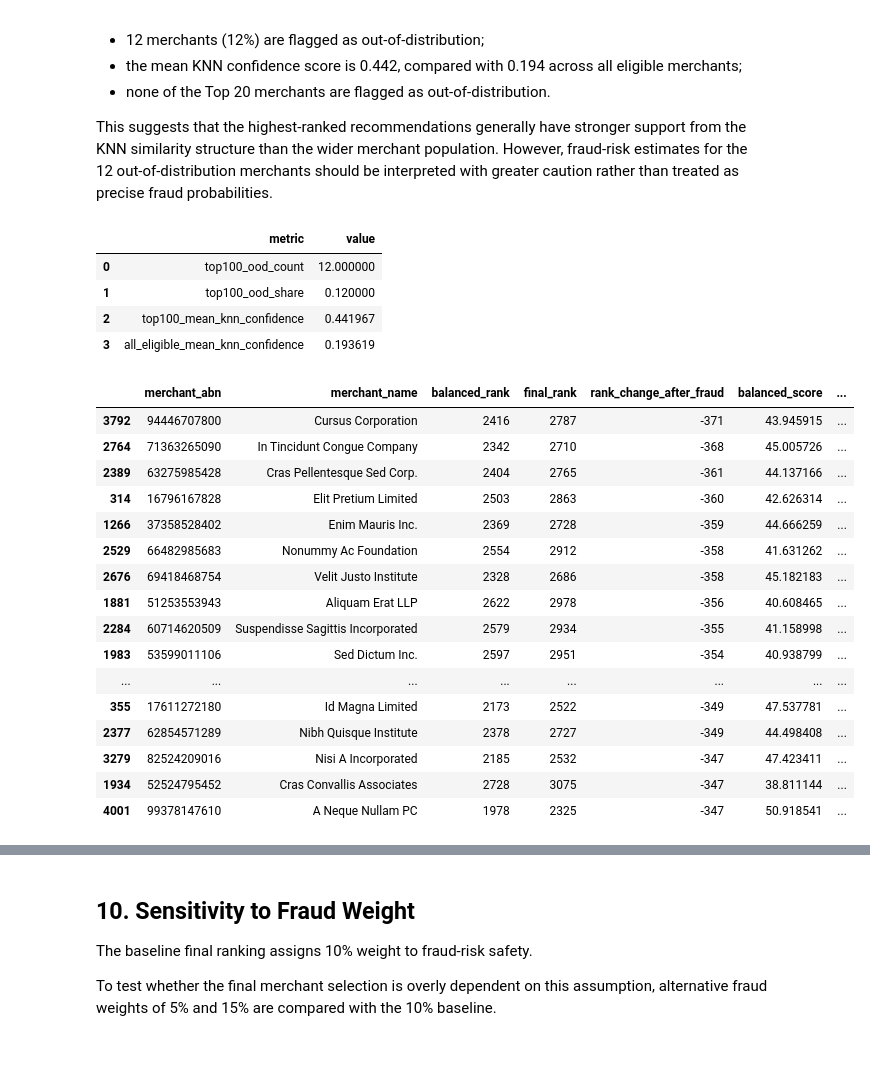
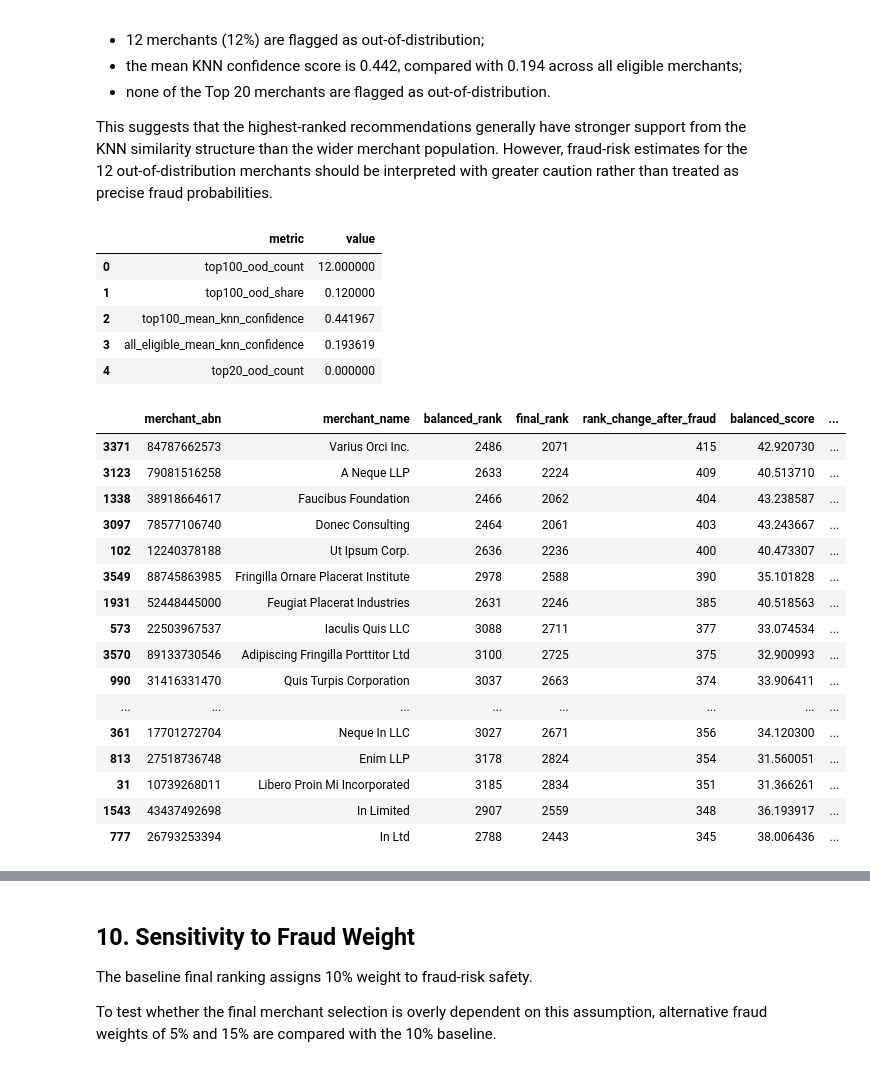
Before and after one commit to yixxx111/MAST30034-Project-2-Group-50, a Jupyter notebook: member5_ranking/ranking_summary.ipynb, the cells around one changed output, grey strips where cells are left out. Cells and saved outputs as stored; diff of their text form; code cells hidden in the pictures.

Commit message:
Clean Member 5 ranking notebook and preserve KNN baseline analyses

```diff
--- a/member5_ranking/ranking_summary.ipynb
+++ b/member5_ranking/ranking_summary.ipynb
@@ -609,18 +604,4 @@ The fraud risk index is treated as a relative risk indicator rather than a predi
 # %%
-from pathlib import Path
-import pandas as pd
-
-cwd = Path.cwd().resolve()
-
-if (cwd / "member4_fraud").exists():
-    PROJECT_ROOT = cwd
-elif (cwd.parent / "member4_fraud").exists():
-    PROJECT_ROOT = cwd.parent
-else:
-    raise FileNotFoundError(
-        "Could not locate the repository root containing member4_fraud."
-    )
-
 FRAUD_PATH = (
     PROJECT_ROOT
     / "member4_fraud"
@@ -628,7 +609,7 @@ FRAUD_PATH = (
     / "knn_fraud_risk_scores.csv"
 )
 
-fraud_df = pd.read_csv(FRAUD_PATH)
+fraud_df = pd.read_csv(FRAUD_PATH, dtype={"merchant_abn": str})
 
 print("Project root:", PROJECT_ROOT)
 print("Fraud profile shape:", fraud_df.shape)
@@ -925,17 +741,0 @@ Missing balanced_score: 0
-# %%
-score_df["merchant_abn"] = score_df["merchant_abn"].astype(str)
-fraud_for_ranking["merchant_abn"] = fraud_for_ranking["merchant_abn"].astype(str)
-
-final_df = score_df.merge(
-    fraud_for_ranking,
-    on="merchant_abn",
-    how="left",
-    validate="one_to_one",
-)
-
-print("Before merge:", len(score_df))
-print("After merge:", len(final_df))
-print("balanced_score in final_df:",
-      "balanced_score" in final_df.columns)
-print("Missing fraud risk:",
-      final_df["fraud_risk_index"].isna().sum())
@@ -1169,12 +942,14 @@ reliability_summary = pd.DataFrame({
         "top100_ood_share",
         "top100_mean_knn_confidence",
         "all_eligible_mean_knn_confidence",
+        "top20_ood_count",
     ],
     "value": [
         int(top100_final["knn_out_of_distribution"].sum()),
         top100_final["knn_out_of_distribution"].mean(),
         top100_final["knn_confidence_score"].mean(),
         final_df["knn_confidence_score"].mean(),
+        int(top100_final.head(20)["knn_out_of_distribution"].sum()),
     ],
 })
 
@@ -1193,47 +968,49 @@ reliability_summary
 | 1 | top100_ood_share | 0.120000 |
 | 2 | top100_mean_knn_confidence | 0.441967 |
 | 3 | all_eligible_mean_knn_confidence | 0.193619 |
+| 4 | top20_ood_count | 0.000000 |
 # %%
 largest_rank_changes = (
     final_df[
         [
             "merchant_abn",
             "merchant_name",
             "balanced_rank",
             "final_rank",
             "rank_change_after_fraud",
             "balanced_score",
             "risk_safety_score",
-            "fraud_evidence_status",
+            "knn_confidence_score",
+            "knn_out_of_distribution",
         ]
     ]
     .assign(
         absolute_rank_change=lambda x:
         x["rank_change_after_fraud"].abs()
     )
     .sort_values("absolute_rank_change", ascending=False)
     .head(20)
 )
 
 largest_rank_changes
 # %% [output]
 |  | merchant_abn | merchant_name | balanced_rank | final_rank | rank_change_after_fraud | balanced_score | ... |
-| 3792 | 94446707800 | Cursus Corporation | 2416 | 2787 | -371 | 43.945915 | ... |
-| 2764 | 71363265090 | In Tincidunt Congue Company | 2342 | 2710 | -368 | 45.005726 | ... |
-| 2389 | 63275985428 | Cras Pellentesque Sed Corp. | 2404 | 2765 | -361 | 44.137166 | ... |
-| 314 | 16796167828 | Elit Pretium Limited | 2503 | 2863 | -360 | 42.626314 | ... |
-| 1266 | 37358528402 | Enim Mauris Inc. | 2369 | 2728 | -359 | 44.666259 | ... |
-| 2529 | 66482985683 | Nonummy Ac Foundation | 2554 | 2912 | -358 | 41.631262 | ... |
-| 2676 | 69418468754 | Velit Justo Institute | 2328 | 2686 | -358 | 45.182183 | ... |
-| 1881 | 51253553943 | Aliquam Erat LLP | 2622 | 2978 | -356 | 40.608465 | ... |
-| 2284 | 60714620509 | Suspendisse Sagittis Incorporated | 2579 | 2934 | -355 | 41.158998 | ... |
-| 1983 | 53599011106 | Sed Dictum Inc. | 2597 | 2951 | -354 | 40.938799 | ... |
+| 3371 | 84787662573 | Varius Orci Inc. | 2486 | 2071 | 415 | 42.920730 | ... |
+| 3123 | 79081516258 | A Neque LLP | 2633 | 2224 | 409 | 40.513710 | ... |
+| 1338 | 38918664617 | Faucibus Foundation | 2466 | 2062 | 404 | 43.238587 | ... |
+| 3097 | 78577106740 | Donec Consulting | 2464 | 2061 | 403 | 43.243667 | ... |
+| 102 | 12240378188 | Ut Ipsum Corp. | 2636 | 2236 | 400 | 40.473307 | ... |
+| 3549 | 88745863985 | Fringilla Ornare Placerat Institute | 2978 | 2588 | 390 | 35.101828 | ... |
+| 1931 | 52448445000 | Feugiat Placerat Industries | 2631 | 2246 | 385 | 40.518563 | ... |
+| 573 | 22503967537 | Iaculis Quis LLC | 3088 | 2711 | 377 | 33.074534 | ... |
+| 3570 | 89133730546 | Adipiscing Fringilla Porttitor Ltd | 3100 | 2725 | 375 | 32.900993 | ... |
+| 990 | 31416331470 | Quis Turpis Corporation | 3037 | 2663 | 374 | 33.906411 | ... |
 | ... | ... | ... | ... | ... | ... | ... | ... |
-| 355 | 17611272180 | Id Magna Limited | 2173 | 2522 | -349 | 47.537781 | ... |
-| 2377 | 62854571289 | Nibh Quisque Institute | 2378 | 2727 | -349 | 44.498408 | ... |
-| 3279 | 82524209016 | Nisi A Incorporated | 2185 | 2532 | -347 | 47.423411 | ... |
-| 1934 | 52524795452 | Cras Convallis Associates | 2728 | 3075 | -347 | 38.811144 | ... |
-| 4001 | 99378147610 | A Neque Nullam PC | 1978 | 2325 | -347 | 50.918541 | ... |
+| 361 | 17701272704 | Neque In LLC | 3027 | 2671 | 356 | 34.120300 | ... |
+| 813 | 27518736748 | Enim LLP | 3178 | 2824 | 354 | 31.560051 | ... |
+| 31 | 10739268011 | Libero Proin Mi Incorporated | 3185 | 2834 | 351 | 31.366261 | ... |
+| 1543 | 43437492698 | In Limited | 2907 | 2559 | 348 | 36.193917 | ... |
+| 777 | 26793253394 | In Ltd | 2788 | 2443 | 345 | 38.006436 | ... |
 # %%
 business_top100 = set(
     final_df.loc[final_df["balanced_rank"] <= 100, "merchant_abn"]
```
Also changed, not shown: parts of 38 cells of this notebook, 2 other files.
